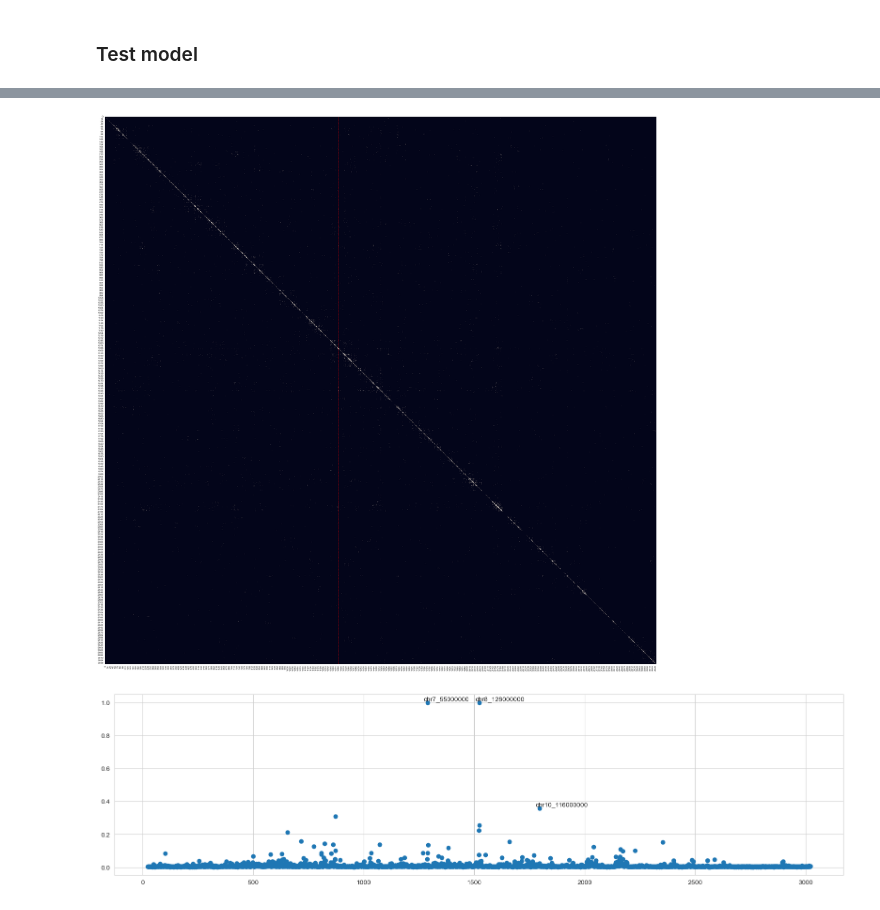
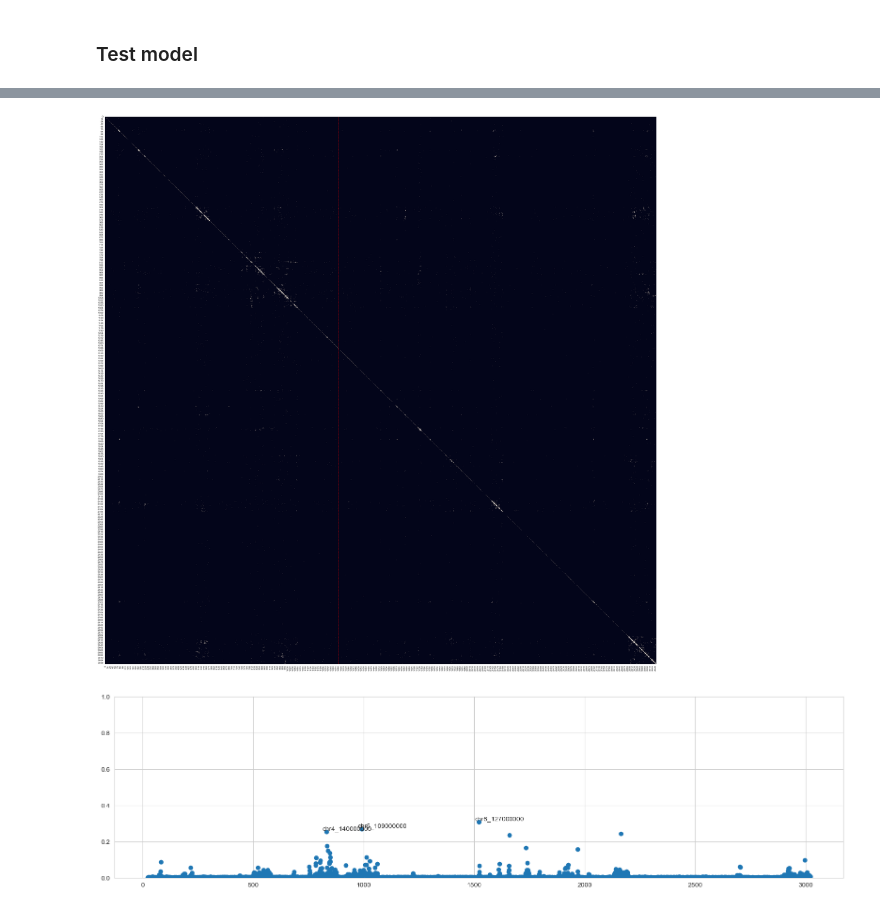
Before and after one commit to Enterprise-D/ecDNAalternative, a Jupyter notebook: model.ipynb, the cells around one changed output, grey strips where cells are left out. Saved outputs shown, nothing was run; the diff lists cells and outputs as text; code cells hidden in the pictures.

Commit message:
retrained linear model and compared with deep model.

```diff
--- a/model.ipynb
+++ b/model.ipynb
@@ -296,7 +296,6 @@ for epoch in range(num_epochs):
 
     losses = []
     sizes = []
-    accuracies = []
 
     val_labels = []
     val_predictions = []
@@ -317,7 +316,6 @@ for epoch in range(num_epochs):
             accu = torch.sum((yp == y0).float()) / len(y0)
 
             losses.append(loss.item())
-            accuracies.append(accu.item())
             sizes.append(len(y0))
 
             val_labels = val_labels + y0.int().to("cpu").numpy().tolist()
@@ -426,7 +424,7 @@ pred_summary
 # %% [markdown]
 ### Test model
 # %%
-model.load_state_dict(torch.load("model_nov21.pt"))
+model.load_state_dict(torch.load("model_nov22.pt"))
 model.to("mps")
 # %% [output]
 CNN(
@@ -447,10 +445,11 @@ CNN(
   (dropout_fc): Dropout(p=0.5, inplace=False)
 )
 # %%
-matrix_test = read_mtx("data/LC499/LC499_TTATGTCAGAGGAACA/matrix.mtx", chr_index)
+matrix_test = read_mtx("data/LC500/LC500_AAACGAAGTTAGCTCA/matrix.mtx", chr_index)
 #LC499/LC499_TTATGTCAGAGGAACA
 #LC499/LC499_AACGGGAGTCCCGAGT
 #LC675/LC675_AGCGTGCAGAGAGTAG
+#"LC500/LC500_AAACGAAGTTAGCTCA"
 
 plt.figure(figsize=(40, 40))
 plot = sns.heatmap(matrix_test > 0, cbar=False)
@@ -459,7 +458,7 @@ coord = np.where(chr_index["loc"] == "chr7_55000000")[0][0]
 plot.axvline(x=coord, color='red', linestyle='--', linewidth=1)
 plt.show()
 # %% [output]
-[figure, old version]
+[figure, new version]
 # %%
 def slide(matrix, window_0, window_1):
     half_window_0 = int((window_0 - 1) / 2)
@@ -496,18 +495,19 @@ test_predictions = pd.merge(test_predictions, chr_index, left_on="coord", right_
 # %%
 plt.figure(figsize=(20, 5))
 
 plt.scatter(test_predictions['coord'], test_predictions['prediction'])
 
 top_indices = test_predictions['prediction'].argsort()[-3:]
 
 texts = []
 for i in top_indices:
     x_value = test_predictions['loc'][i]
     texts.append(plt.text(i, test_predictions['prediction'][i], f'{x_value}', ha='center', va='bottom'))
 
 adjust_text(texts)
 
+plt.ylim(0, 1)
 plt.show()
 # %% [output]
-[figure, old version]
+[figure, new version]
 # %%
```
Also changed, not shown: parts of 5 cells of this notebook, 13 other files.
